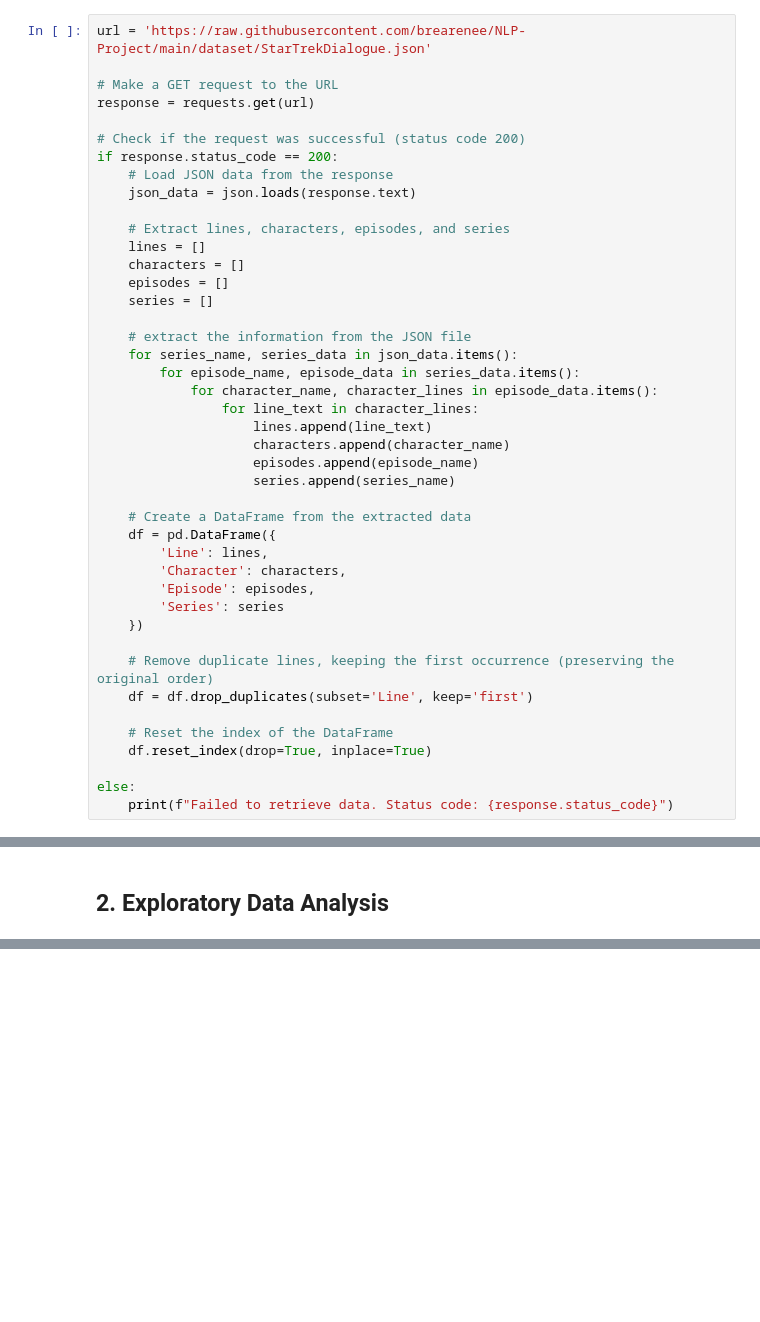
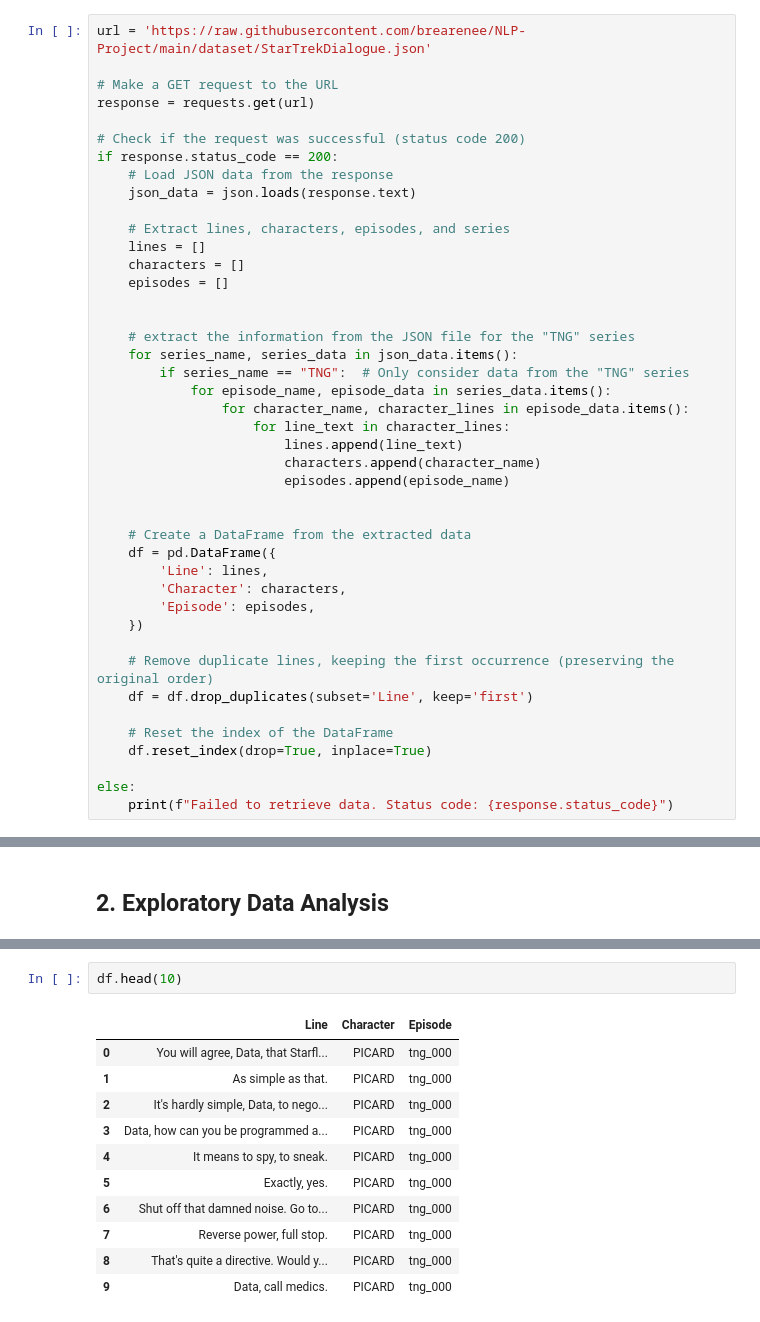
Before and after one commit to brearenee/NLP-Project, a Jupyter notebook: startrek.ipynb, the cells around one changed output, grey strips where cells are left out. Drawn from its saved outputs; the diff is of its cells as text; blank space fills up the shorter version.

```diff
--- a/startrek.ipynb
+++ b/startrek.ipynb
@@ -34,24 +34,24 @@ if response.status_code == 200:
     lines = []
     characters = []
     episodes = []
-    series = []
 
-    # extract the information from the JSON file
+
+    # extract the information from the JSON file for the "TNG" series
     for series_name, series_data in json_data.items():
-        for episode_name, episode_data in series_data.items():
-            for character_name, character_lines in episode_data.items():
-                for line_text in character_lines:
-                    lines.append(line_text)
-                    characters.append(character_name)
-                    episodes.append(episode_name)
-                    series.append(series_name)
+        if series_name == "TNG":  # Only consider data from the "TNG" series
+            for episode_name, episode_data in series_data.items():
+                for character_name, character_lines in episode_data.items():
+                    for line_text in character_lines:
+                        lines.append(line_text)
+                        characters.append(character_name)
+                        episodes.append(episode_name)
+
 
     # Create a DataFrame from the extracted data
     df = pd.DataFrame({
         'Line': lines,
         'Character': characters,
         'Episode': episodes,
-        'Series': series
     })
 
     # Remove duplicate lines, keeping the first occurrence (preserving the original order)
@@ -88,0 +123,14 @@ print(df.head(100))
+# %%
+df.head(10)
+# %% [output]
+|  | Line | Character | Episode |
+| 0 | You will agree, Data, that Starfl... | PICARD | tng_000 |
+| 1 | As simple as that. | PICARD | tng_000 |
+| 2 | It's hardly simple, Data, to nego... | PICARD | tng_000 |
+| 3 | Data, how can you be programmed a... | PICARD | tng_000 |
+| 4 | It means to spy, to sneak. | PICARD | tng_000 |
+| 5 | Exactly, yes. | PICARD | tng_000 |
+| 6 | Shut off that damned noise. Go to... | PICARD | tng_000 |
+| 7 | Reverse power, full stop. | PICARD | tng_000 |
+| 8 | That's quite a directive. Would y... | PICARD | tng_000 |
+| 9 | Data, call medics. | PICARD | tng_000 |
```
Also changed, not shown: parts of 20 cells of this notebook.
